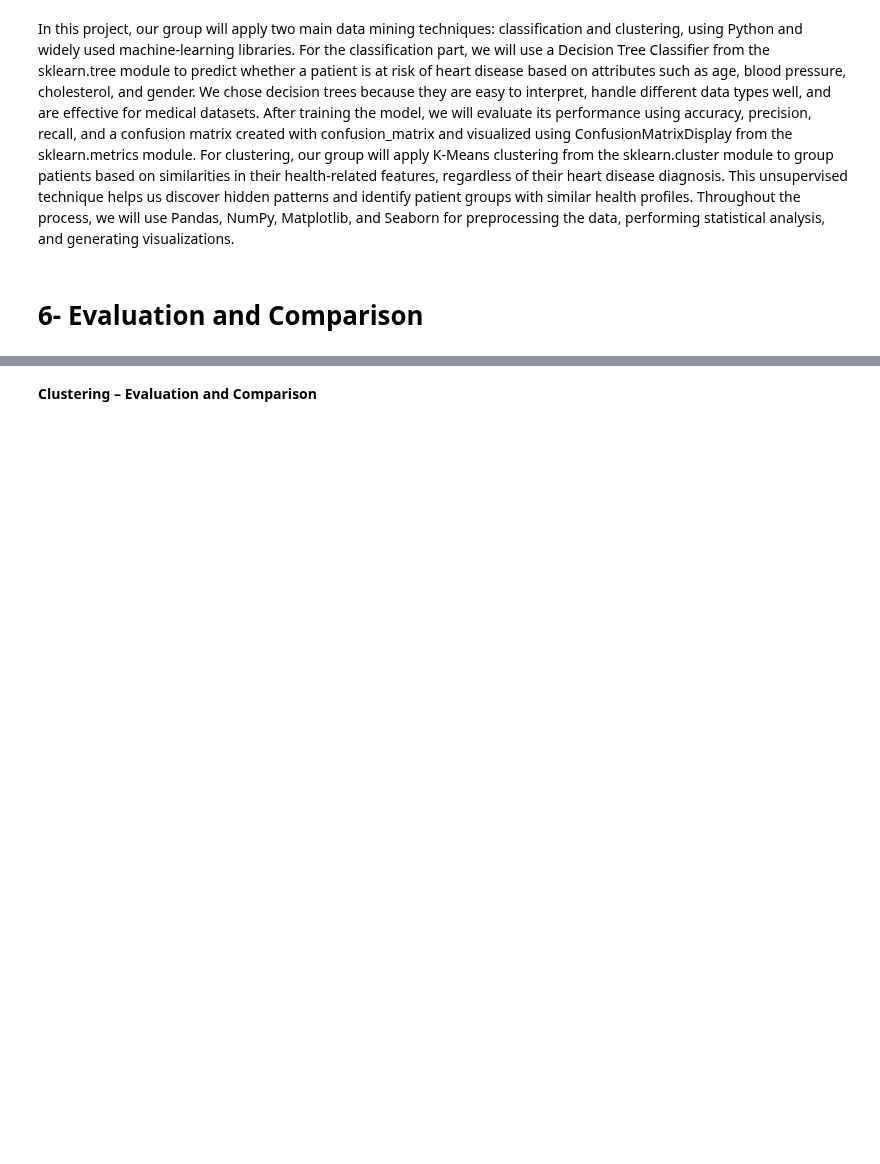
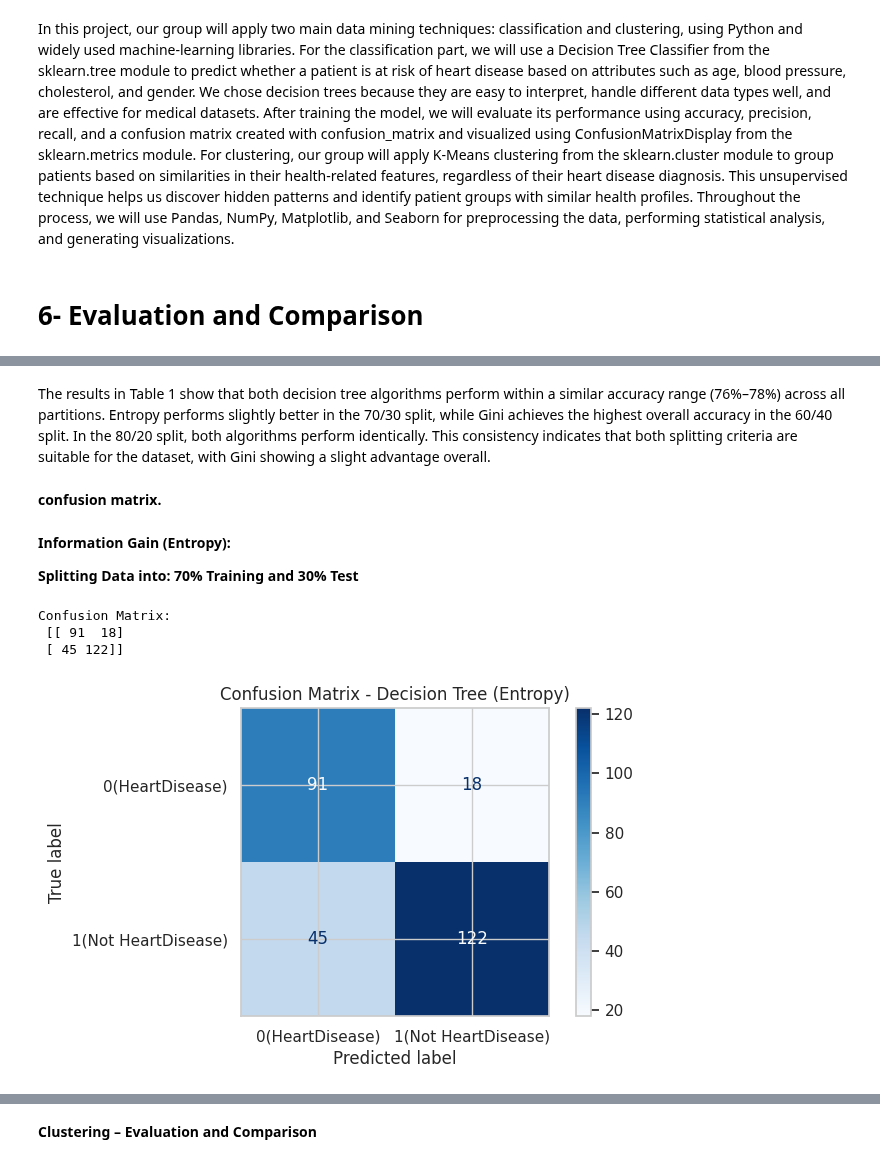
Before and after one commit to Janaalsh5/Heart-Disease, a Jupyter notebook: Report.ipynb, the cells around one changed output, grey strips where cells are left out. Saved outputs shown, nothing was run; the diff lists cells and outputs as text; code cells hidden in the pictures; blank space fills up the shorter version.

```diff
--- a/Report.ipynb
+++ b/Report.ipynb
@@ -179,0 +199,60 @@ In this project, our group will apply two main data mining techniques: classific
+# %% [markdown]
+The results in Table 1 show that both decision tree algorithms perform within a similar accuracy range (76%–78%) across all partitions. Entropy performs slightly better in the 70/30 split, while Gini achieves the highest overall accuracy in the 60/40 split. In the 80/20 split, both algorithms perform identically. This consistency indicates that both splitting criteria are suitable for the dataset, with Gini showing a slight advantage overall.
+# %% [markdown]
+**confusion matrix.**
+# %% [markdown]
+**Information Gain (Entropy):**
+
+**Splitting Data into: 70% Training and 30% Test**
+# %%
+import pandas as pd
+import numpy as np
+import matplotlib.pyplot as plt
+import seaborn as sns
+
+from scipy import stats
+from sklearn.tree import DecisionTreeClassifier, plot_tree
+from sklearn.model_selection import train_test_split
+from sklearn.metrics import confusion_matrix, ConfusionMatrixDisplay, accuracy_score, classification_report
+from sklearn.preprocessing import LabelEncoder
+
+
+# Prepare features and target
+fn = data.keys().tolist()[:-1]
+X = data[fn]
+y = data['HeartDisease']
+
+# Split the dataset (70% training, 30% testing)
+X_train, X_test, y_train, y_test = train_test_split(
+    X, y,
+    test_size=0.3,
+    random_state=1
+)
+
+# Initialize the Decision Tree Classifier using entropy
+classifier = DecisionTreeClassifier(criterion='entropy', random_state=1)
+
+# Fit the classifier
+classifier.fit(X_train, y_train)
+
+# Predict the test set
+y_pred = classifier.predict(X_test)
+
+# Compute the confusion matrix
+cm = confusion_matrix(y_test, y_pred)
+print("Confusion Matrix:\n", cm)
+
+# Custom class labels
+class_labels = {0: '0(HeartDisease)', 1: '1(Not HeartDisease)'}
+
+# Display the confusion matrix
+disp = ConfusionMatrixDisplay(confusion_matrix=cm,
+                              display_labels=[class_labels[0], class_labels[1]])
+disp.plot(cmap=plt.cm.Blues)
+plt.title("Confusion Matrix - Decision Tree (Entropy)")
+plt.show()
+# %% [output]
+Confusion Matrix:
+ [[ 91  18]
+ [ 45 122]]
+[figure, added]
```
Also changed, not shown: parts of 30 cells of this notebook.
